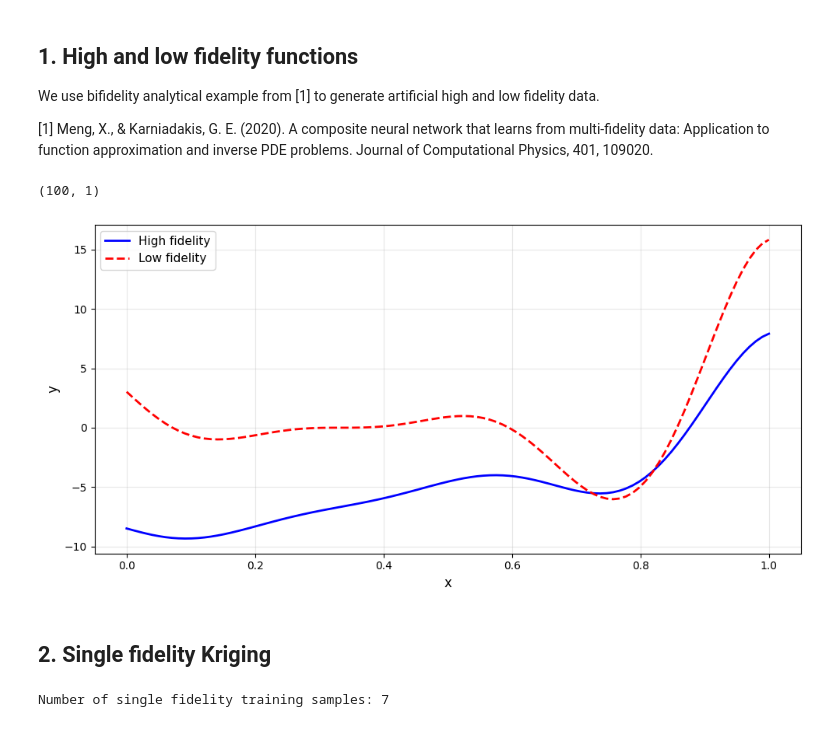
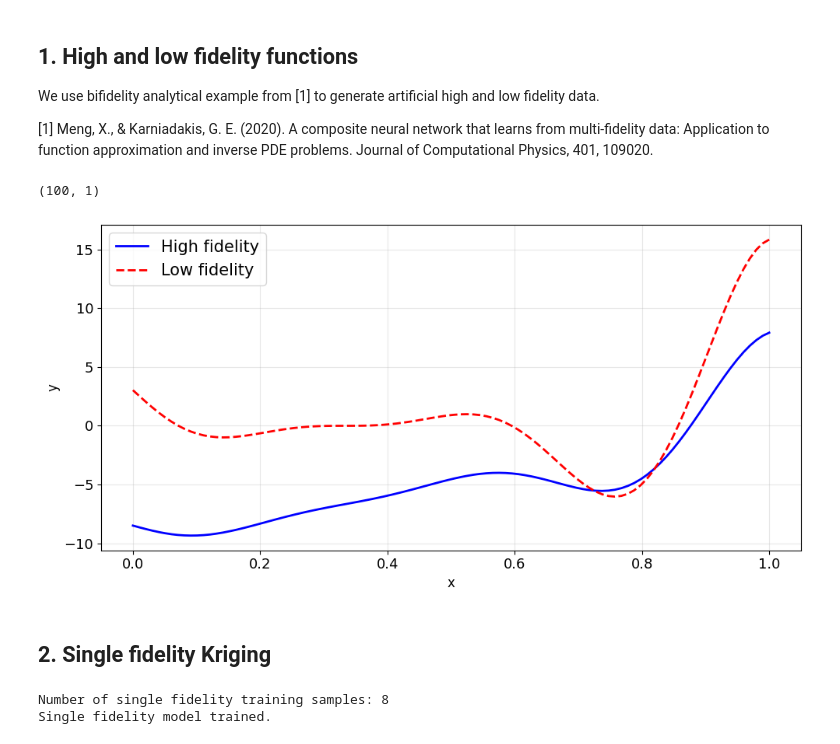
Before and after one commit to dkang339/mfkriging, a Jupyter notebook: code/examples/demo.ipynb, the cells around one changed output. Saved outputs shown, nothing was run; the diff lists cells and outputs as text; code cells hidden in the pictures.

```diff
--- a/code/examples/demo.ipynb
+++ b/code/examples/demo.ipynb
@@ -17,44 +17,57 @@ We use bifidelity analytical example from [1] to generate artificial high and lo
 # %%
 # function parameters
 a = 0.5
 b = 10
 c = -5
 
 # high fidelity function
 def f_high(x):
     return a*(6*x-2)**2 * np.sin(12*x-4) + b*(x-0.5) + c
 
 # low fidelity function
 def f_low(x):
     return (6*x-2)**2 * np.sin(12*x-4)
+
+x_plot = np.linspace(0, 1, 100).reshape(-1,1)
+y_high_true = f_high(x_plot)
+y_low_true = f_low(x_plot)
+print(y_high_true.shape)
+
+plt.figure(figsize=(10, 5))
+plt.plot(x_plot, y_high_true, 'b-', linewidth=2, label='High fidelity')
+plt.plot(x_plot, y_low_true, 'r--', linewidth=2, label='Low fidelity')
+plt.xlabel('x', fontsize=12)
+plt.ylabel('y', fontsize=12)
+plt.xticks(fontsize=13)
+plt.yticks(fontsize=13)
+plt.legend(fontsize=15)
+plt.grid(True, alpha=0.3)
+plt.tight_layout()
+plt.show()
+# %% [output]
+(100, 1)
+[figure, added]
-# %%
-x_plot = np.linspace(0, 1, 100).reshape(-1,1)
-y_high_true = f_high(x_plot)
-y_low_true = f_low(x_plot)
-print(y_high_true.shape)
-
-plt.figure(figsize=(10, 5))
-plt.plot(x_plot, y_high_true, 'b-', linewidth=2, label='High fidelity')
-plt.plot(x_plot, y_low_true, 'r--', linewidth=2, label='Low fidelity')
-plt.xlabel('x', fontsize=12)
-plt.ylabel('y', fontsize=12)
-plt.legend(fontsize=11)
-plt.grid(True, alpha=0.3)
-plt.tight_layout()
-plt.show()
-# %% [output]
-(100, 1)
-[figure, removed]
 # %% [markdown]
 ## 2. Single fidelity Kriging
 # %%
-# generate training samples for single fidelity kriging
+# generate training samples for single fidelity Kriging
 
-np.random.seed(100)
-n_sf = 7  # budget
+np.random.seed(101)
+n_sf = 8  # budget
 x_train_sf = np.random.uniform(0, 1, n_sf).reshape(-1, 1)
 y_train_sf = f_high(x_train_sf.ravel()).reshape(-1, 1)
 
 print(f"Number of single fidelity training samples: {n_sf}")
+
+# train single fidelity kriging model
+sf_model = Kriging(kernel='ardmatern32', regularize=True, normalize=True, n_restart=5)
+sf_model.train(x_train_sf, y_train_sf)
+print("Single fidelity model trained.")
+
+# predict on test points
+x_test = x_plot.reshape(-1, 1)
+y_pred_sf, var_pred_sf = sf_model.predict(x_test, return_var=True)
+std_pred_sf = np.sqrt(np.abs(var_pred_sf)).ravel()
 # %% [output]
-Number of single fidelity training samples: 7
+Number of single fidelity training samples: 8
+Single fidelity model trained.
```
Also changed, not shown: parts of 22 cells of this notebook, 2 other files.
